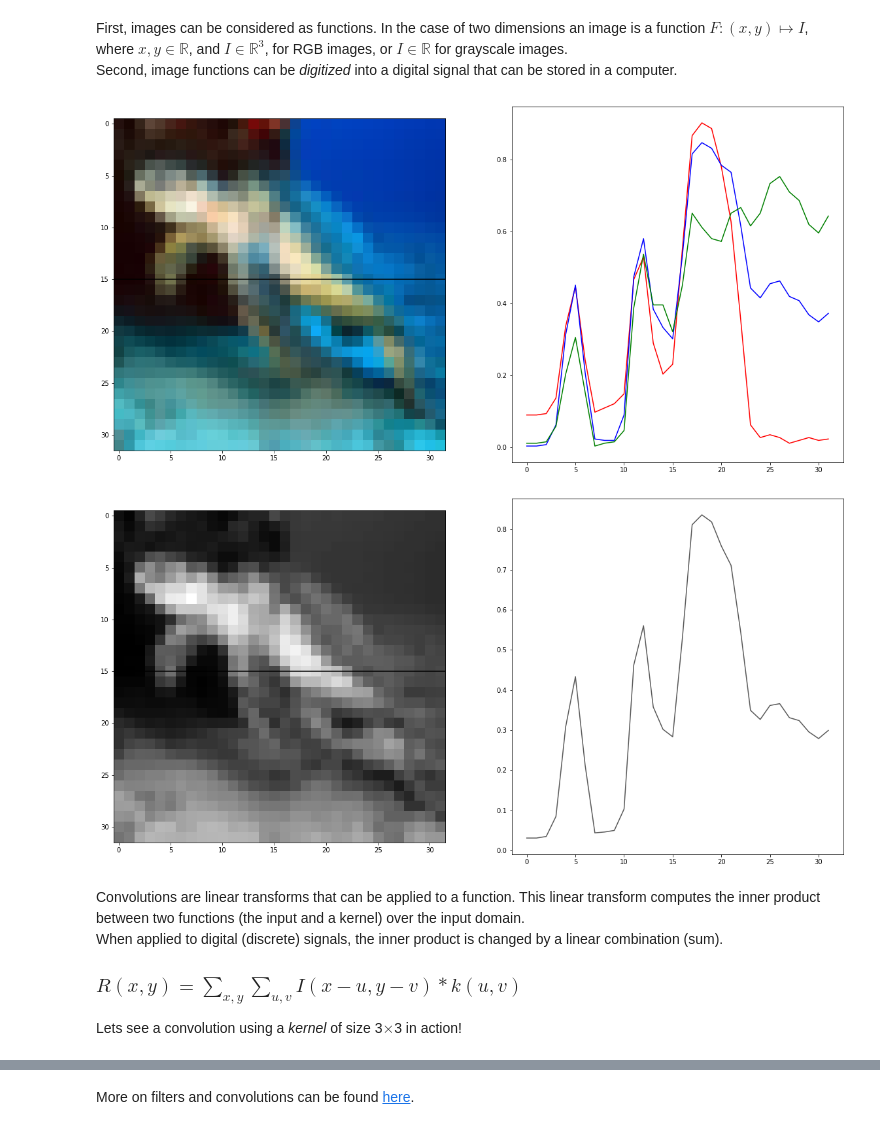
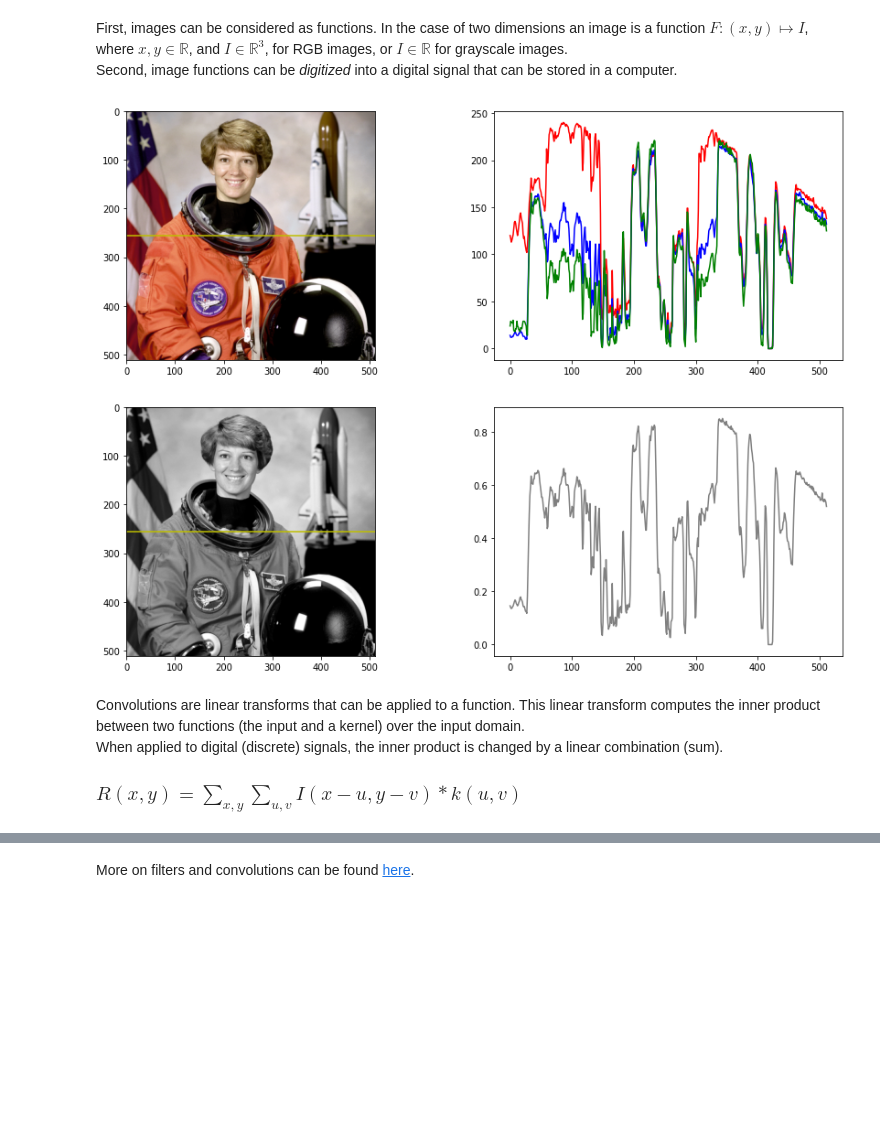
Before and after one commit to TheJacksonLaboratory/2022-05-26-deep-learning-image-analysis-pytorch, a Jupyter notebook: code/3-Implement_a_deep_neural_network.ipynb, the cells around one changed output, grey strips where cells are left out. Drawn from its saved outputs; the diff is of its cells as text; code cells hidden in the pictures; blank space fills up the shorter version.

Commit message:
Updated episode 3 to give an introduction of convolutions

```diff
--- a/code/3-Implement_a_deep_neural_network.ipynb
+++ b/code/3-Implement_a_deep_neural_network.ipynb
@@ -20,39 +17,39 @@ import torch.nn as nn
 # %% [markdown]
 First, images can be considered as functions. In the case of two dimensions an image is a function $F: (x, y) \mapsto I$, where $x, y \in \mathbb{R}$, and $I \in \mathbb{R}^3$, for RGB images, or $I \in \mathbb{R}$ for grayscale images.<br>
 Second, image functions can be _digitized_ into a digital signal that can be stored in a computer.<br>
-# %%
-from torchvision.datasets import CIFAR100
-from torchvision.transforms import ToTensor
-import matplotlib.pyplot as plt
-import numpy as np
-
-cifar_trn_dataset = CIFAR100(root=r'C:\Users\cervaf\Documents\Datasets', download=False, train=True, transform=ToTensor())
-x, t = cifar_trn_dataset[99]
-
-plt.rcParams['figure.figsize'] = [20, 10]
-
-plt.subplot(1, 2, 1)
-plt.imshow(x.permute(1, 2, 0))
-plt.plot([-0.5, 31.5], [15, 15], "k")
-plt.subplot(1, 2, 2)
-plt.plot(x[0, 15, :], "r")
-plt.plot(x[1, 15, :], "b")
-plt.plot(x[2, 15, :], "g")
-plt.show()
-
-x_gray = torch.sum( torch.FloatTensor([[[0.2989]], [[0.5870]], [[0.1140]]]) * x, dim=0)
-
-plt.subplot(1, 2, 1)
-plt.imshow(x_gray, cmap='gray')
-plt.plot([-0.5, 31.5], [15, 15], "k")
-plt.subplot(1, 2, 2)
-plt.plot(x_gray[15, :], c='0.35')
-plt.show()
-# %% [output]
-[figure, removed]
-[figure, removed]
+# %%
+import torch
+
+from skimage.data import astronaut
+from skimage.color import rgb2gray
+
+plt.rcParams['figure.figsize'] = [15, 5]
+
+im = astronaut()
+
+h, w, _ = im.shape
+
+plt.subplot(1, 2, 1)
+plt.imshow(im)
+plt.plot([-0.5, w-0.5], [h/2, h/2], "y")
+plt.subplot(1, 2, 2)
+plt.plot(im[h//2, :, 0], "r")
+plt.plot(im[h//2, :, 1], "b")
+plt.plot(im[h//2, :, 2], "g")
+plt.show()
+
+im_gray = rgb2gray(im)
+
+plt.subplot(1, 2, 1)
+plt.imshow(im_gray, cmap='gray')
+plt.plot([-0.5, w-0.5], [h/2, h/2], "y")
+plt.subplot(1, 2, 2)
+plt.plot(im_gray[h//2, :], c='0.5')
+plt.show()
+# %% [output]
+[figure, added]
+[figure, added]
 # %% [markdown]
 Convolutions are linear transforms that can be applied to a function. This linear transform computes the inner product between two functions (the input and a kernel) over the input domain.<br>
 When applied to digital (discrete) signals, the inner product is changed by a linear combination (sum). <br>
 ### $R(x, y) = \sum\limits_{x, y}\sum\limits_{u, v} I(x-u, y-v) * k(u,v)$ <br>
-Lets see a convolution using a _kernel_ of size 3$\times$3 in action!
```
Also changed, not shown: parts of 12 cells of this notebook, 4 other files.
